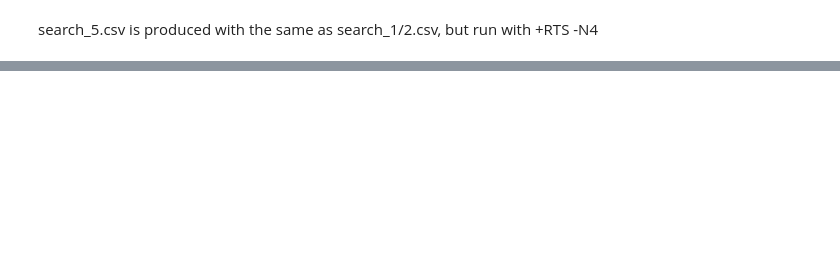
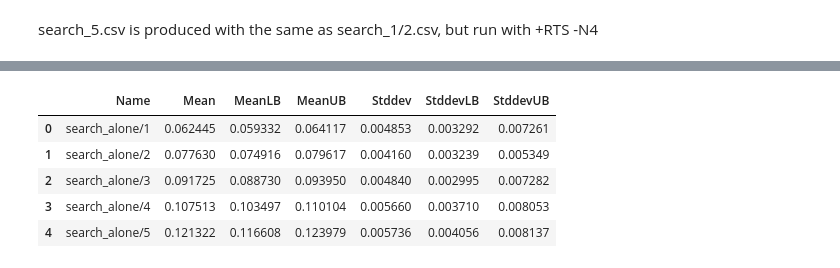
Before and after one commit to qwfy/doc-browser, a Jupyter notebook: prof/search.ipynb, the cells around one changed output, grey strips where cells are left out. Cells and saved outputs as stored; diff of their text form; code cells hidden in the pictures; blank space fills up the shorter version.

```diff
--- a/prof/search.ipynb
+++ b/prof/search.ipynb
@@ -224,0 +309,11 @@ max    245943.000000  247240.000000  248584.000000
+# %%
+before = pd.read_csv('/home/incomplete/project/doc-browser/prof/search.csv')
+# %%
+before.head()
+# %% [output]
+|  | Name | Mean | MeanLB | MeanUB | Stddev | StddevLB | StddevUB |
+| 0 | search_alone/1 | 0.062445 | 0.059332 | 0.064117 | 0.004853 | 0.003292 | 0.007261 |
+| 1 | search_alone/2 | 0.077630 | 0.074916 | 0.079617 | 0.004160 | 0.003239 | 0.005349 |
+| 2 | search_alone/3 | 0.091725 | 0.088730 | 0.093950 | 0.004840 | 0.002995 | 0.007282 |
+| 3 | search_alone/4 | 0.107513 | 0.103497 | 0.110104 | 0.005660 | 0.003710 | 0.008053 |
+| 4 | search_alone/5 | 0.121322 | 0.116608 | 0.123979 | 0.005736 | 0.004056 | 0.008137 |
```
Also changed, not shown: parts of 21 cells of this notebook, 9 other files.
